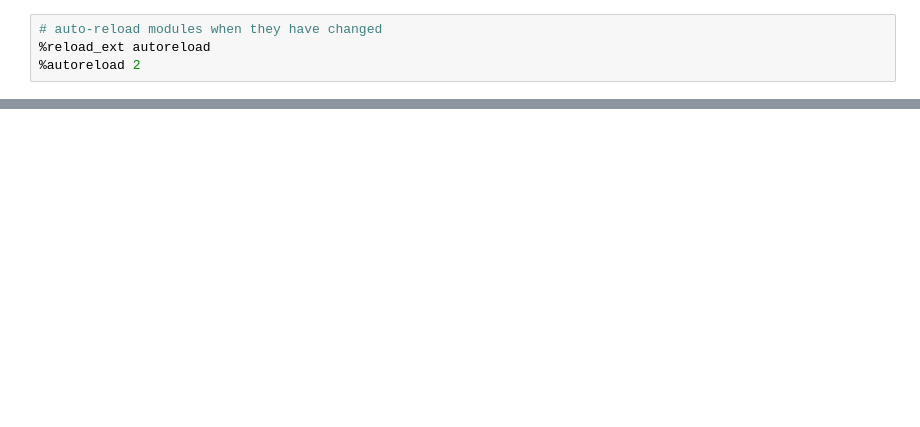
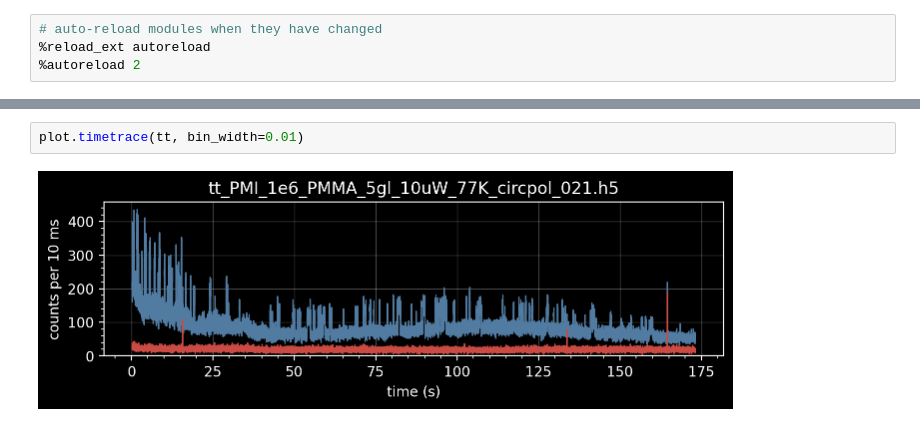
Before and after one commit to JKL453/s04-utils, a Jupyter notebook: on_off.ipynb, the cells around one changed output, grey strips where cells are left out. Cells and saved outputs as stored; diff of their text form; blank space fills up the shorter version.

```diff
--- a/on_off.ipynb
+++ b/on_off.ipynb
@@ -234,0 +146,4 @@ print(len(bins0))
+# %%
+plot.timetrace(tt, bin_width=0.01)
+# %% [output]
+[figure, added]
```
Also changed, not shown: parts of 19 cells of this notebook, 9 other files.
